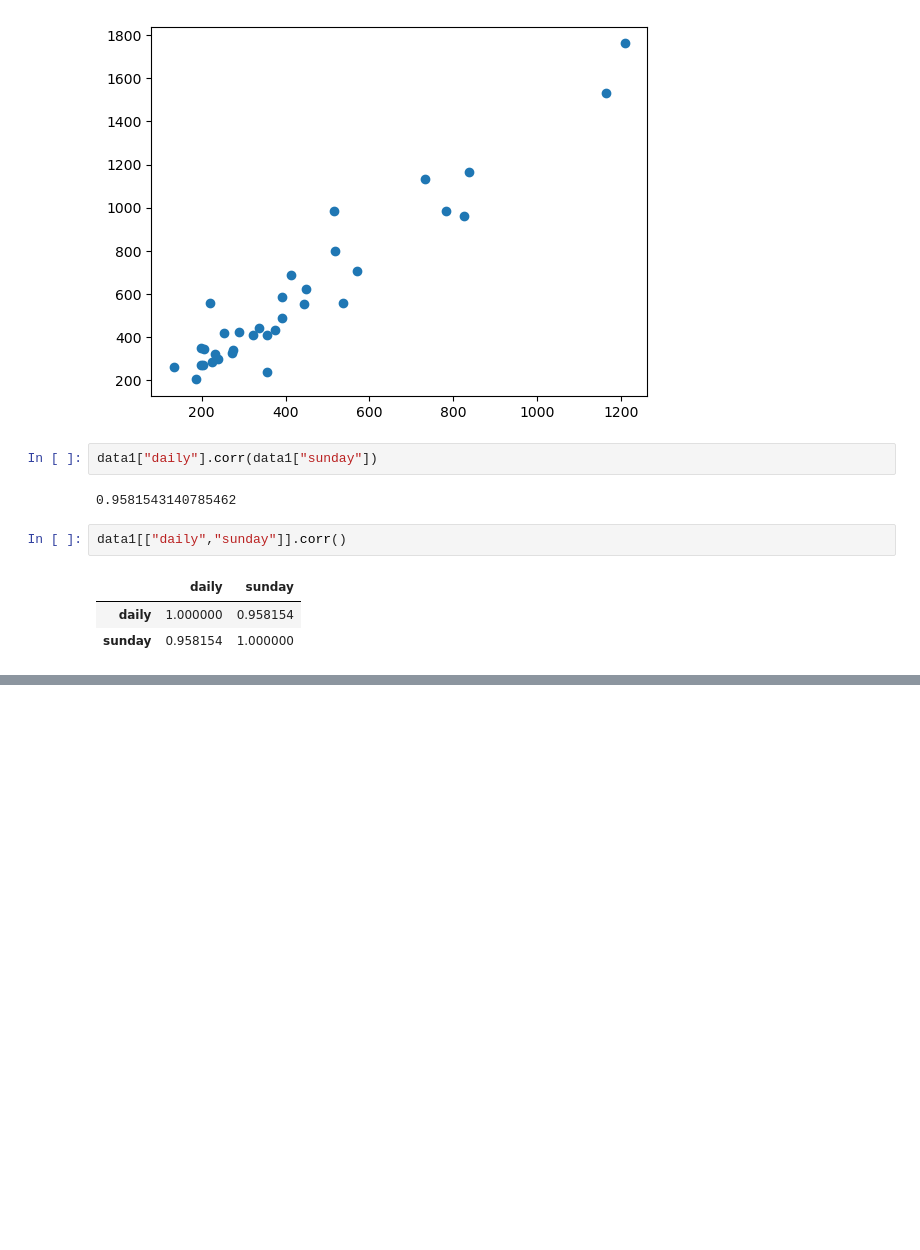
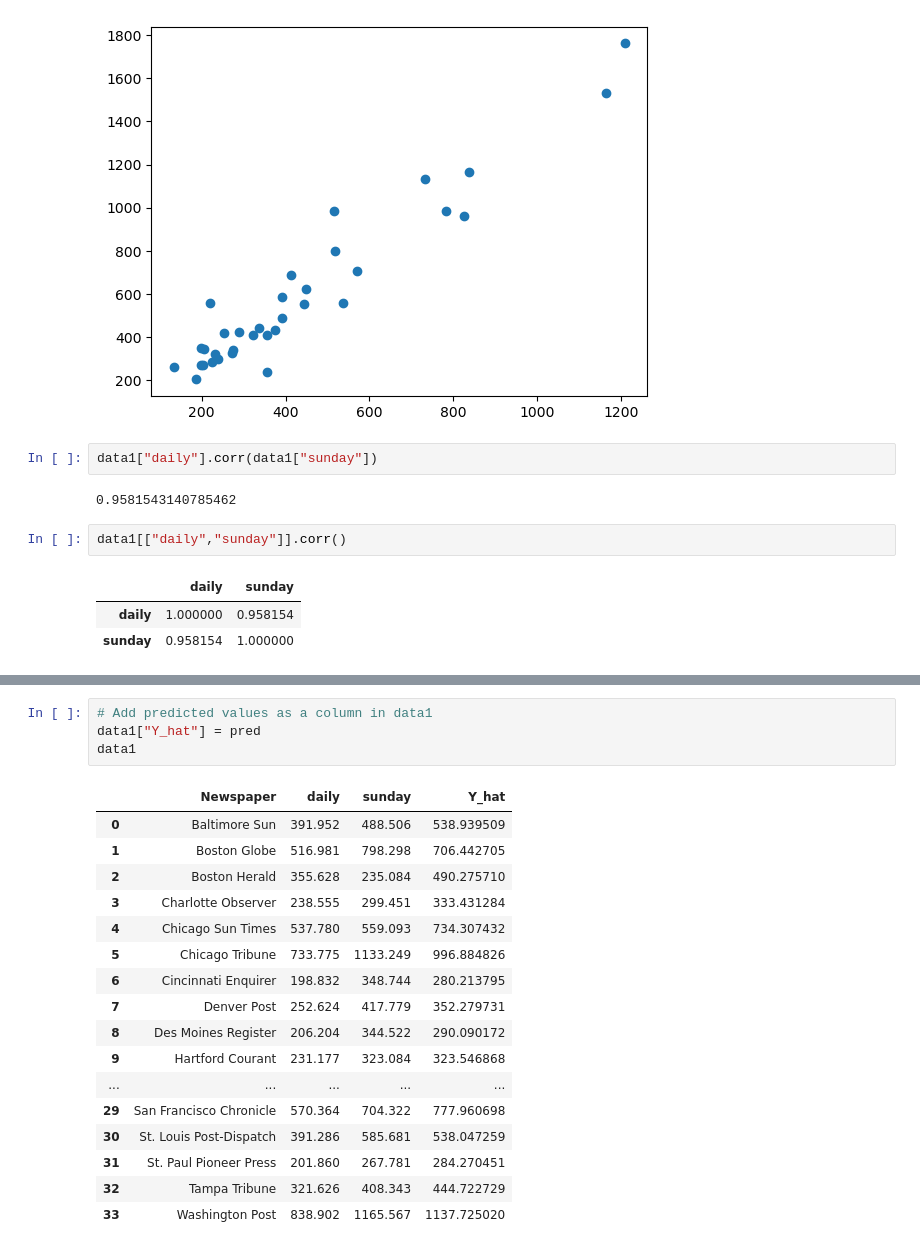
Before and after one commit to gvrshiva12345/shiva, a Jupyter notebook: wallpaper (1).ipynb, the cells around one changed output, grey strips where cells are left out. Saved outputs shown, nothing was run; the diff lists cells and outputs as text; blank space fills up the shorter version.

```diff
--- a/wallpaper (1).ipynb
+++ b/wallpaper (1).ipynb
@@ -81,0 +180,22 @@ data1[["daily","sunday"]].corr()
+# %%
+# Add predicted values as a column in data1
+data1["Y_hat"] = pred
+data1
+# %% [output]
+|  | Newspaper | daily | sunday | Y_hat |
+| 0 | Baltimore Sun | 391.952 | 488.506 | 538.939509 |
+| 1 | Boston Globe | 516.981 | 798.298 | 706.442705 |
+| 2 | Boston Herald | 355.628 | 235.084 | 490.275710 |
+| 3 | Charlotte Observer | 238.555 | 299.451 | 333.431284 |
+| 4 | Chicago Sun Times | 537.780 | 559.093 | 734.307432 |
+| 5 | Chicago Tribune | 733.775 | 1133.249 | 996.884826 |
+| 6 | Cincinnati Enquirer | 198.832 | 348.744 | 280.213795 |
+| 7 | Denver Post | 252.624 | 417.779 | 352.279731 |
+| 8 | Des Moines Register | 206.204 | 344.522 | 290.090172 |
+| 9 | Hartford Courant | 231.177 | 323.084 | 323.546868 |
+| ... | ... | ... | ... | ... |
+| 29 | San Francisco Chronicle | 570.364 | 704.322 | 777.960698 |
+| 30 | St. Louis Post-Dispatch | 391.286 | 585.681 | 538.047259 |
+| 31 | St. Paul Pioneer Press | 201.860 | 267.781 | 284.270451 |
+| 32 | Tampa Tribune | 321.626 | 408.343 | 444.722729 |
+| 33 | Washington Post | 838.902 | 1165.567 | 1137.725020 |
```
Also changed, not shown: parts of 13 cells of this notebook.
